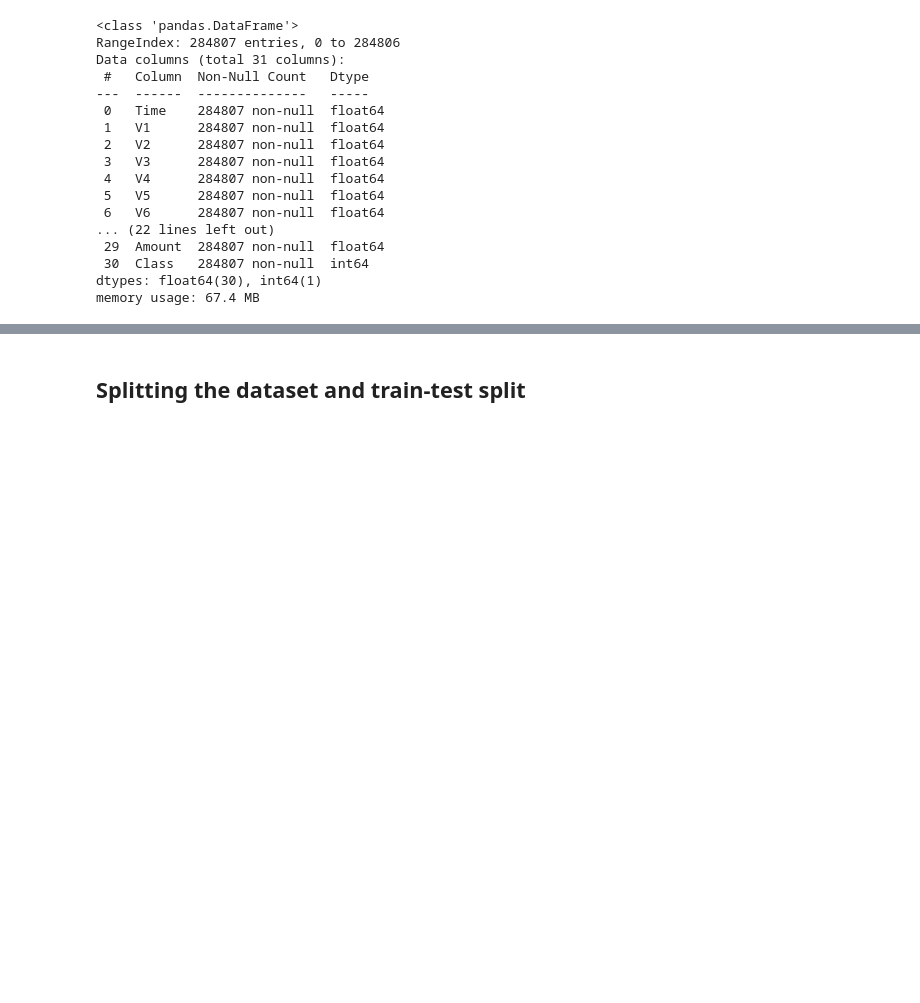
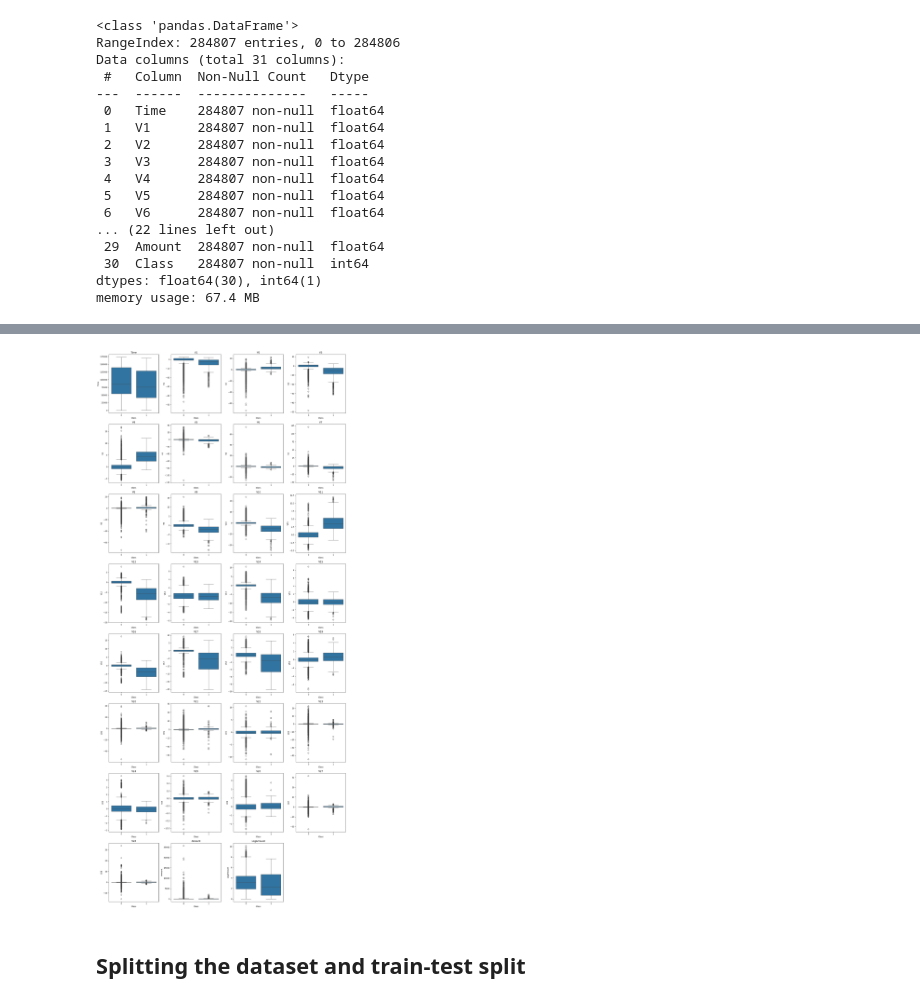
Before and after one commit to YashCee7/CreditCard_Fraud, a Jupyter notebook: Notebook/source.ipynb, the cells around one changed output, grey strips where cells are left out. Saved outputs shown, nothing was run; the diff lists cells and outputs as text; code cells hidden in the pictures; blank space fills up the shorter version.

```diff
--- a/Notebook/source.ipynb
+++ b/Notebook/source.ipynb
@@ -181,3 +215,27 @@ plt.legend()
+# %%
+features = dataset.columns.drop("Class")
+
+plt.figure(figsize=(18,40))
+
+for i, col in enumerate(features,1):
+    plt.subplot(8,4,i)
+    sns.boxplot(x="Class", y=col, data=dataset)
+    plt.title(col)
+
+plt.tight_layout()
+plt.show()
+
+# Top line      → max (excluding outliers)
+# Top box edge  → Q3 (75th percentile)
+# Middle line   → median
+# Bottom box    → Q1 (25th percentile)
+# Bottom line   → min
+# Dots          → outliers
+
+# Class 0 = Normal transaction
+# Class 1 = Fraud transaction
+# %% [output]
+[figure, added]
 # %% [markdown]
 ## Splitting the dataset and train-test split
 # %%
```
Also changed, not shown: parts of 64 cells of this notebook, 5 other files.
